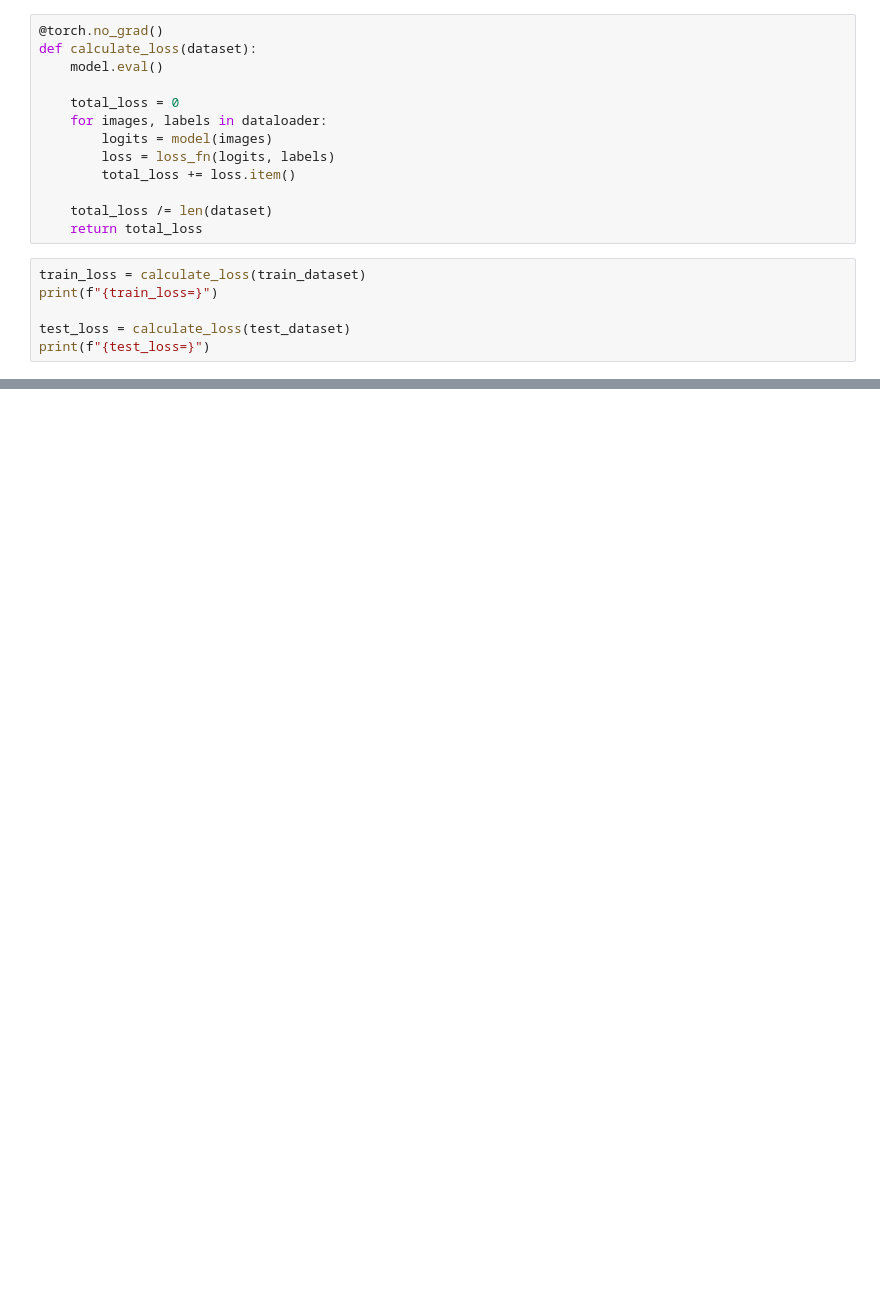
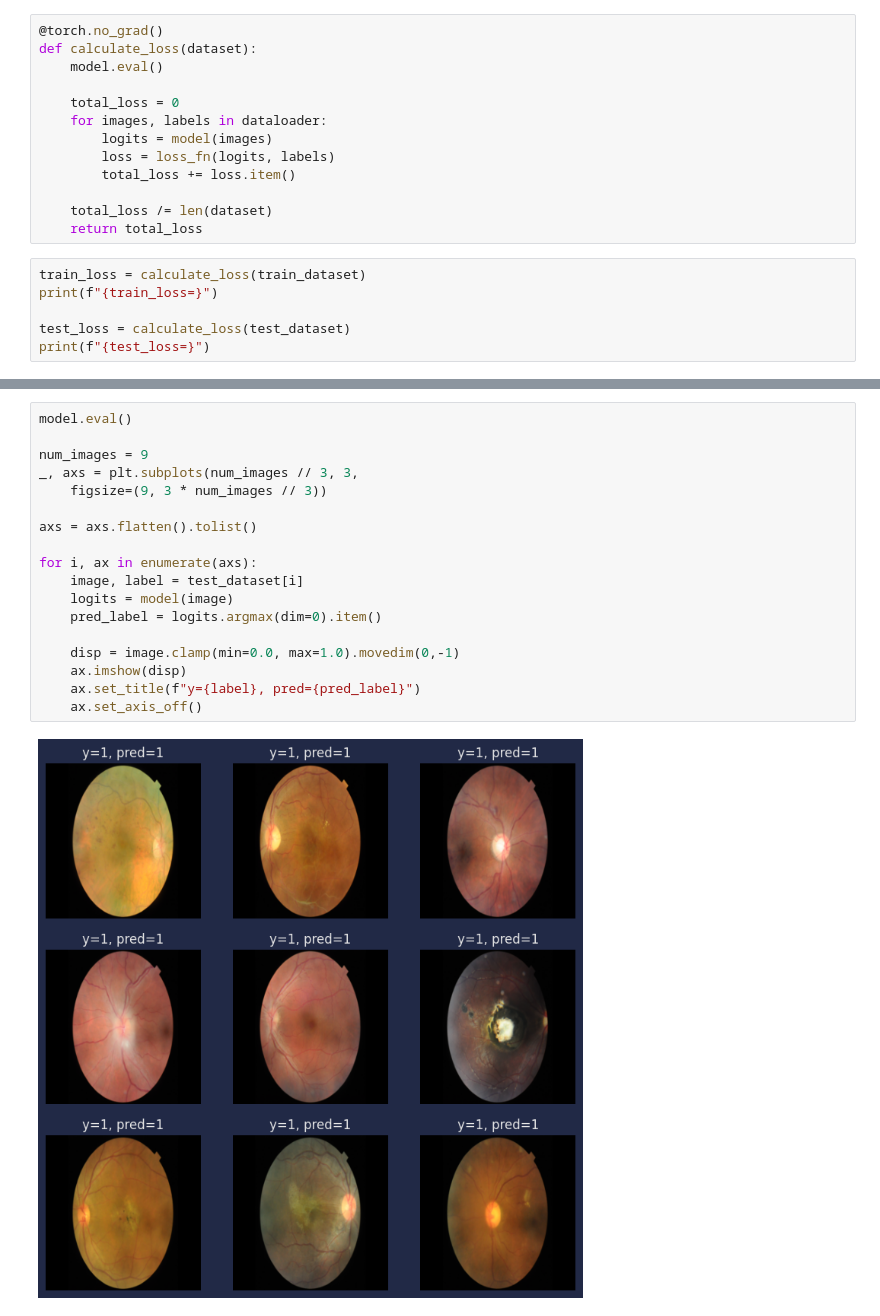
Before and after one commit to enix403/retinal_disease_detection, a Jupyter notebook: main.ipynb, the cells around one changed output, grey strips where cells are left out. Drawn from its saved outputs; the diff is of its cells as text; blank space fills up the shorter version.

```diff
--- a/main.ipynb
+++ b/main.ipynb
@@ -108,0 +106,20 @@ Text(0.5, 1.0, 'y=1, pred=1')
+# %%
+model.eval()
+
+num_images = 9
+_, axs = plt.subplots(num_images // 3, 3,
+    figsize=(9, 3 * num_images // 3))
+
+axs = axs.flatten().tolist()
+
+for i, ax in enumerate(axs):
+    image, label = test_dataset[i]
+    logits = model(image)
+    pred_label = logits.argmax(dim=0).item()
+
+    disp = image.clamp(min=0.0, max=1.0).movedim(0,-1)
+    ax.imshow(disp)
+    ax.set_title(f"y={label}, pred={pred_label}")
+    ax.set_axis_off()
+# %% [output]
+[figure, added]
```
Also changed, not shown: parts of 2 cells of this notebook, 1 other file.
